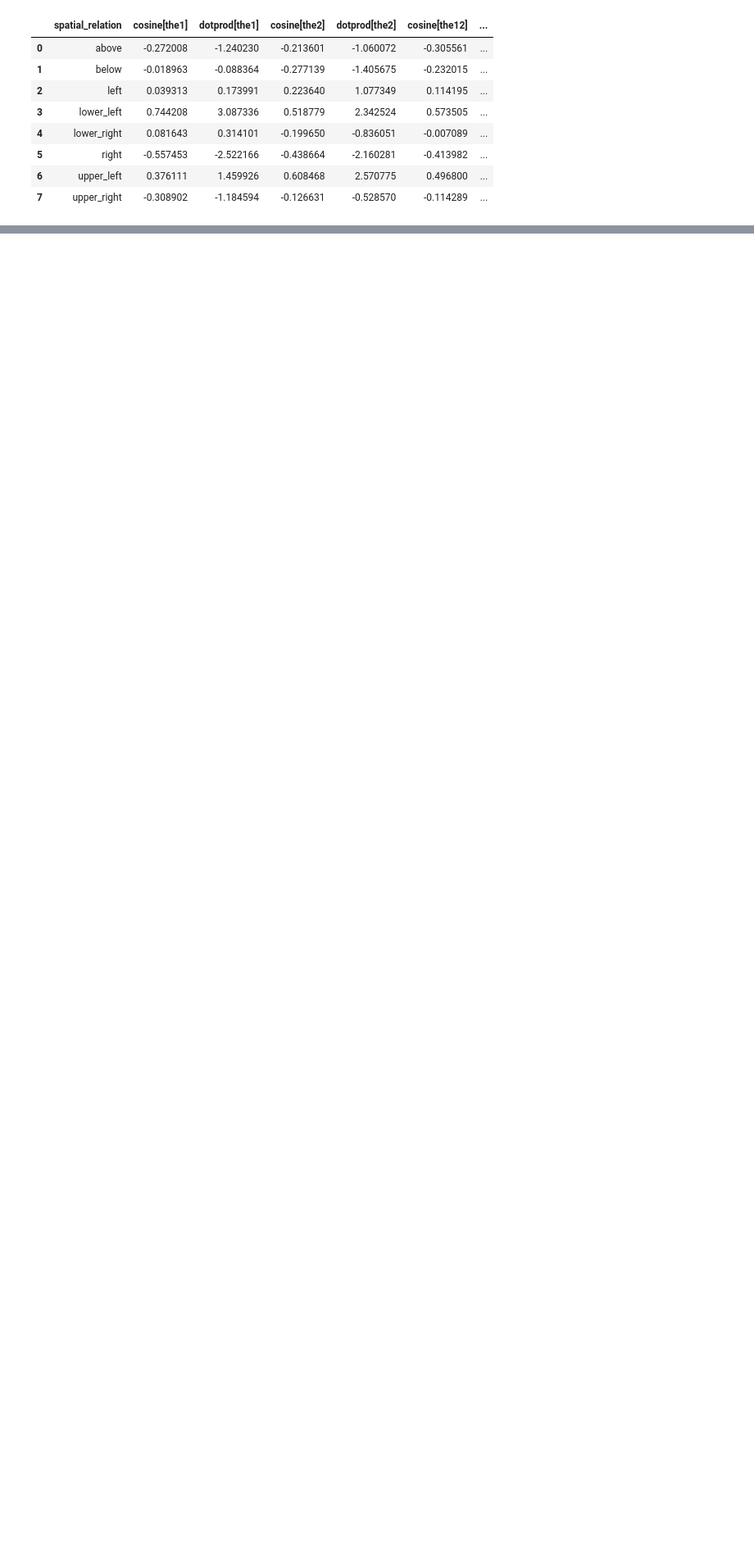
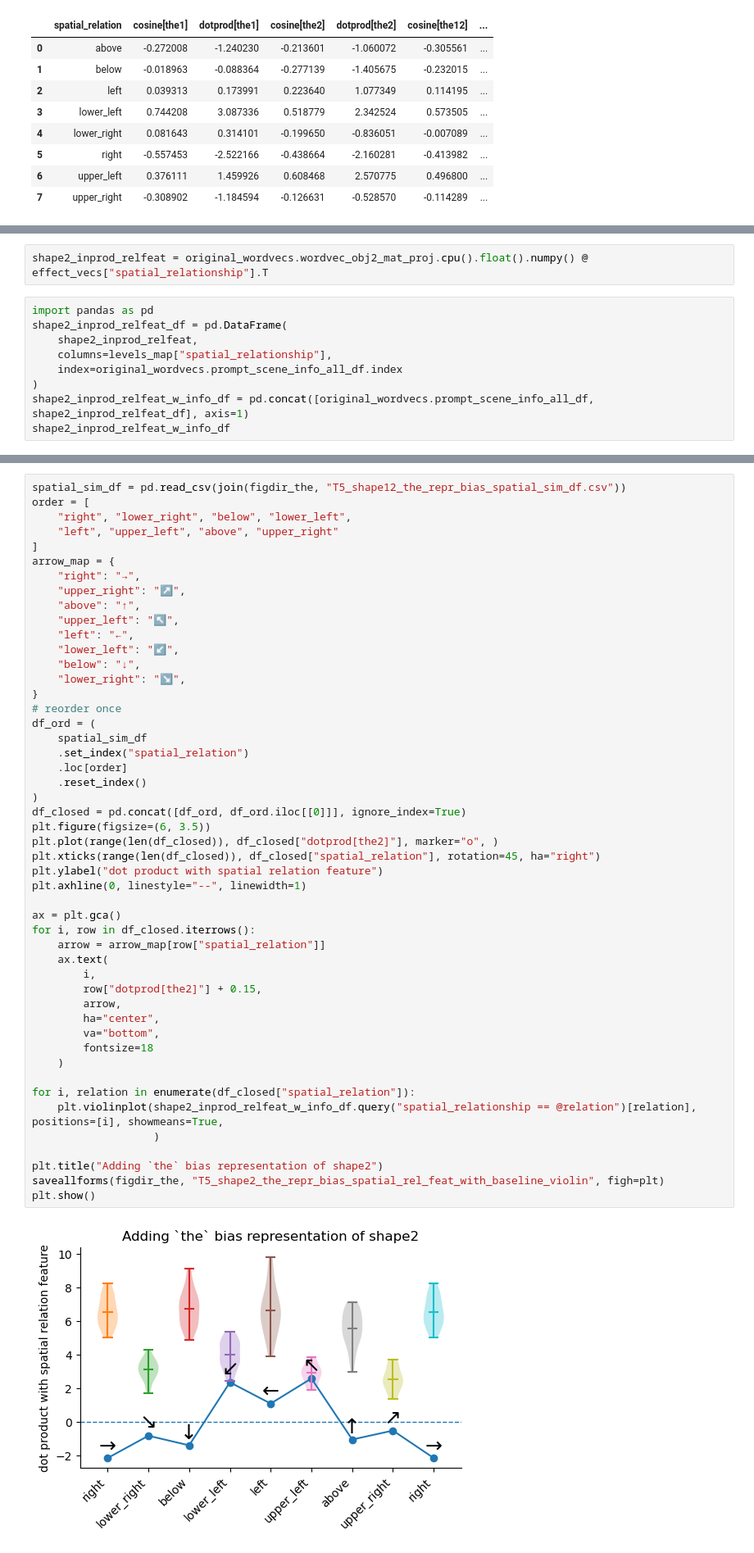
Before and after one commit to Animadversio/DiffusionObjectRelation, a Jupyter notebook: notebooks/20260126_T5_word_embed_var_factorization_head_finding.ipynb, the cells around one changed output, grey strips where cells are left out. Shown at 82% size. Drawn from its saved outputs; the diff is of its cells as text; blank space fills up the shorter version.

```diff
--- a/notebooks/20260126_T5_word_embed_var_factorization_head_finding.ipynb
+++ b/notebooks/20260126_T5_word_embed_var_factorization_head_finding.ipynb
@@ -843,0 +956,11 @@ spatial_sim_df.to_csv(join(figdir_the, "T5_shape12_the_repr_bias_spatial_sim_df.
+# %%
+shape2_inprod_relfeat = original_wordvecs.wordvec_obj2_mat_proj.cpu().float().numpy() @ effect_vecs["spatial_relationship"].T
+# %%
+import pandas as pd
+shape2_inprod_relfeat_df = pd.DataFrame(
+    shape2_inprod_relfeat,
+    columns=levels_map["spatial_relationship"],
+    index=original_wordvecs.prompt_scene_info_all_df.index
+)
+shape2_inprod_relfeat_w_info_df = pd.concat([original_wordvecs.prompt_scene_info_all_df, shape2_inprod_relfeat_df], axis=1)
+shape2_inprod_relfeat_w_info_df
@@ -843,0 +995,51 @@ spatial_sim_df.to_csv(join(figdir_the, "T5_shape12_the_repr_bias_spatial_sim_df.
+# %%
+spatial_sim_df = pd.read_csv(join(figdir_the, "T5_shape12_the_repr_bias_spatial_sim_df.csv"))
+order = [
+    "right", "lower_right", "below", "lower_left",
+    "left", "upper_left", "above", "upper_right"
+]
+arrow_map = {
+    "right": "→",
+    "upper_right": "↗",
+    "above": "↑",
+    "upper_left": "↖",
+    "left": "←",
+    "lower_left": "↙",
+    "below": "↓",
+    "lower_right": "↘",
+}
+# reorder once
+df_ord = (
+    spatial_sim_df
+    .set_index("spatial_relation")
+    .loc[order]
+    .reset_index()
+)
+df_closed = pd.concat([df_ord, df_ord.iloc[[0]]], ignore_index=True)
+plt.figure(figsize=(6, 3.5))
+plt.plot(range(len(df_closed)), df_closed["dotprod[the2]"], marker="o", )
+plt.xticks(range(len(df_closed)), df_closed["spatial_relation"], rotation=45, ha="right")
+plt.ylabel("dot product with spatial relation feature")
+plt.axhline(0, linestyle="--", linewidth=1)
+
+ax = plt.gca()
+for i, row in df_closed.iterrows():
+    arrow = arrow_map[row["spatial_relation"]]
+    ax.text(
+        i,
+        row["dotprod[the2]"] + 0.15,
+        arrow,
+        ha="center",
+        va="bottom",
+        fontsize=18
+    )
+
+for i, relation in enumerate(df_closed["spatial_relation"]):
+    plt.violinplot(shape2_inprod_relfeat_w_info_df.query("spatial_relationship == @relation")[relation], positions=[i], showmeans=True,
+                   )
+
+plt.title("Adding `the` bias representation of shape2")
+saveallforms(figdir_the, "T5_shape2_the_repr_bias_spatial_rel_feat_with_baseline_violin", figh=plt)
+plt.show()
+# %% [output]
+[figure, added]
```
Also changed, not shown: parts of 11 cells of this notebook, 7 other files.
